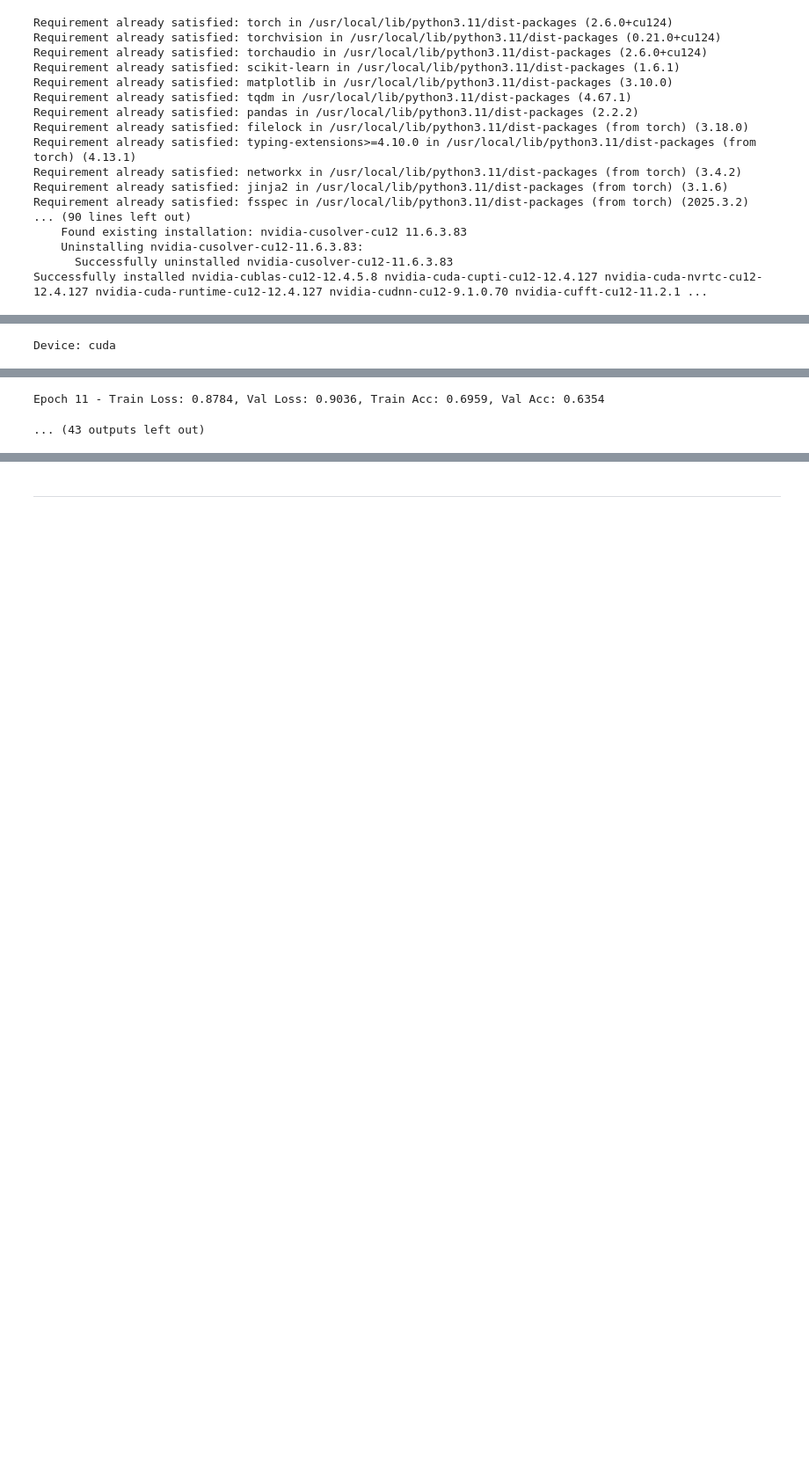
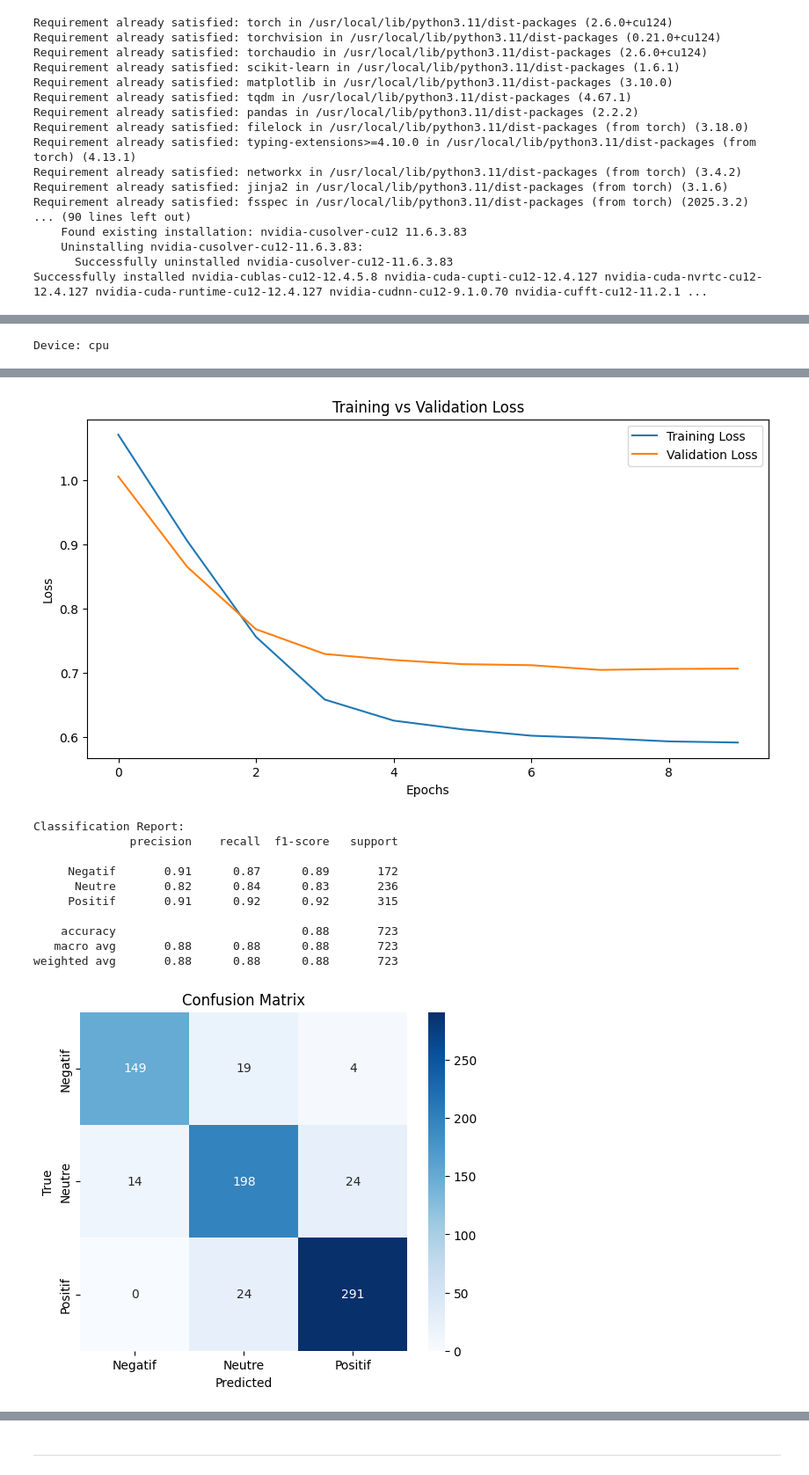
Before and after one commit to OUARAS-khelil-Rafik/AS-Ooredoo_Djezzy_Mobilis-, a Jupyter notebook: Training_AS_DL.ipynb, the cells around one changed output, grey strips where cells are left out. Shown at 88% size. Cells and saved outputs as stored; diff of their text form; code cells hidden in the pictures; blank space fills up the shorter version.

```diff
--- a/Training_AS_DL.ipynb
+++ b/Training_AS_DL.ipynb
@@ -94,12 +96,12 @@ class SentimentLSTM(nn.Module):
         return self.softmax(out)
 
 input_dim = X_train_vec.shape[1]
-model = SentimentLSTM(input_dim=input_dim, hidden_dim=128, output_dim=3, n_layers=2, dropout=0.5)
+model = SentimentLSTM(input_dim=input_dim, hidden_dim=128, output_dim=3, n_layers=2, dropout=0.4)
 model = model.to(device)
 
 # 🔧 Entraînement
 criterion = nn.CrossEntropyLoss()
-optimizer = torch.optim.Adam(model.parameters(), lr=0.0001, weight_decay=1e-6)
+optimizer = torch.optim.Adam(model.parameters(), lr=0.0009, weight_decay=1e-6, eps=0.00001)
 
 train_losses, val_losses, train_accuracies, val_accuracies = [], [], [], []
 best_val_loss = float('inf')
@@ -196,4 +198,4 @@ plt.ylabel("True")
 plt.title("Confusion Matrix")
 plt.show()
 # %% [output]
-Device: cuda
+Device: cpu
@@ -210,2 +213,12 @@ Epoch 10 - Train Loss: 0.9007, Val Loss: 0.9204, Train Acc: 0.6548, Val Acc: 0.6
+[figure, added]
-Epoch 11 - Train Loss: 0.8784, Val Loss: 0.9036, Train Acc: 0.6959, Val Acc: 0.6354
+Classification Report:
+              precision    recall  f1-score   support
+
+     Negatif       0.91      0.87      0.89       172
+      Neutre       0.82      0.84      0.83       236
+     Positif       0.91      0.92      0.92       315
+
+    accuracy                           0.88       723
+   macro avg       0.88      0.88      0.88       723
+weighted avg       0.88      0.88      0.88       723
-... (43 outputs left out)
+[figure, added]
```
Also changed, not shown: parts of 4 cells of this notebook.
